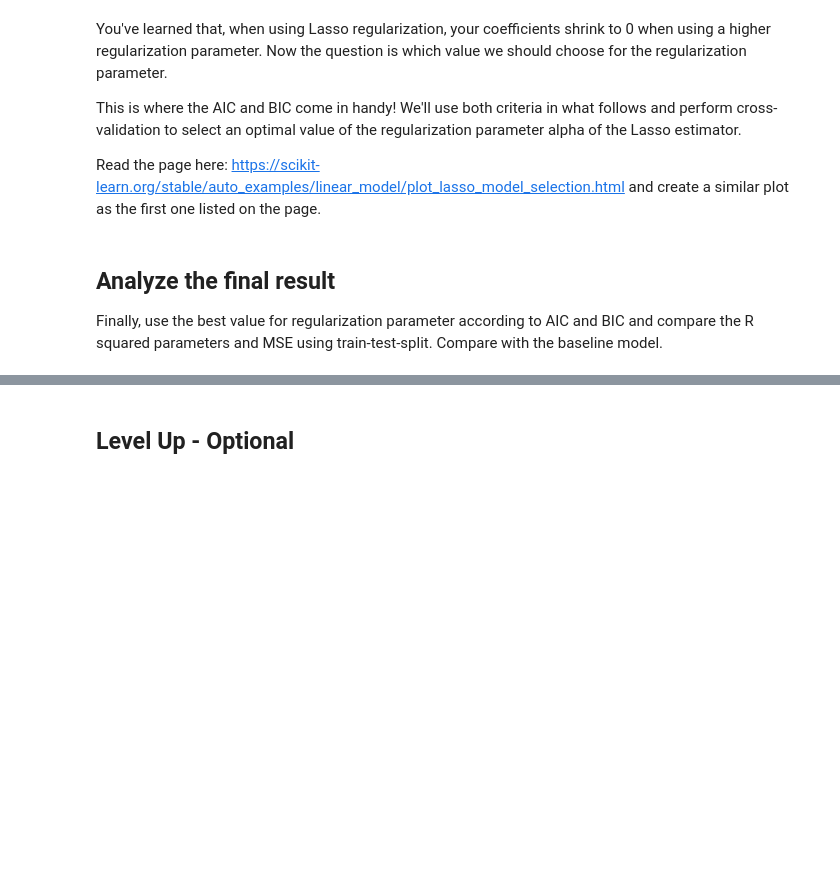
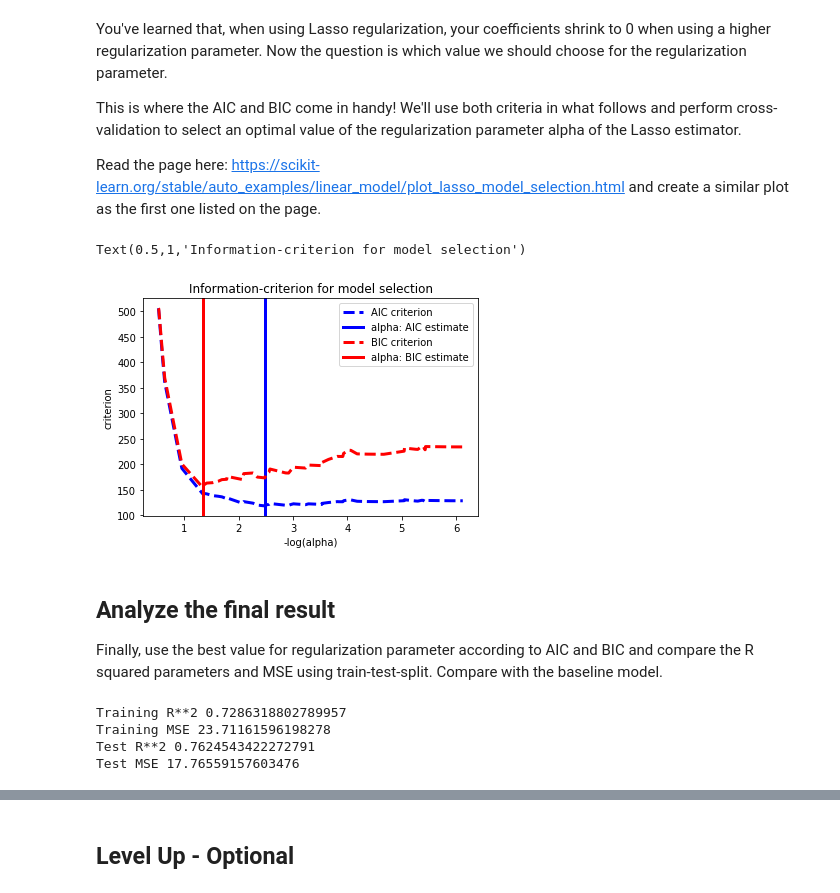
Before and after one commit to MissAle17/dsc-2-24-12-extensions-to-linear-models-lab-online-ds-sp-000, a Jupyter notebook: index.ipynb, the cells around one changed output, grey strips where cells are left out. Drawn from its saved outputs; the diff is of its cells as text; code cells hidden in the pictures; blank space fills up the shorter version.

```diff
--- a/index.ipynb
+++ b/index.ipynb
@@ -167,31 +167,36 @@ This is where the AIC and BIC come in handy! We'll use both criteria in what fol
 Read the page here: https://scikit-learn.org/stable/auto_examples/linear_model/plot_lasso_model_selection.html and create a similar plot as the first one listed on the page.
 # %%
 # Your code here
+from sklearn.linear_model import LassoCV, LassoLarsCV, LassoLarsIC
+
 model_bic = LassoLarsIC(criterion='bic')
-model_bic.fit(X, y)
+model_bic.fit(df_inter, y)
 alpha_bic_ = model_bic.alpha_
 
 model_aic = LassoLarsIC(criterion='aic')
-model_aic.fit(X, y)
+model_aic.fit(df_inter, y)
 alpha_aic_ = model_aic.alpha_
 
 
 def plot_ic_criterion(model, name, color):
     alpha_ = model.alpha_
     alphas_ = model.alphas_
     criterion_ = model.criterion_
     plt.plot(-np.log10(alphas_), criterion_, '--', color=color,
              linewidth=3, label='%s criterion' % name)
     plt.axvline(-np.log10(alpha_), color=color, linewidth=3,
                 label='alpha: %s estimate' % name)
     plt.xlabel('-log(alpha)')
     plt.ylabel('criterion')
 
 plt.figure()
 plot_ic_criterion(model_aic, 'AIC', 'b')
 plot_ic_criterion(model_bic, 'BIC', 'r')
 plt.legend()
 plt.title('Information-criterion for model selection')
+# %% [output]
+Text(0.5,1,'Information-criterion for model selection')
+[figure, added]
 # %% [markdown]
 ## Analyze the final result
 
@@ -204,0 +204,20 @@ Finally, use the best value for regularization parameter according to AIC and BI
+# %%
+# Code for baseline model
+from sklearn.model_selection import train_test_split
+from sklearn.metrics import mean_squared_error, mean_squared_log_error
+
+# Split in train and test
+X_train, X_test, y_train, y_test = train_test_split(X_scaled,y)
+# Fit the model and print R2 and MSE for train and test
+linreg = LinearRegression()
+linreg.fit(X_train, y_train)
+
+print('Training R**2', linreg.score(X_train, y_train))
+print('Training MSE', mean_squared_error(y_train,linreg.predict(X_train)))
+print('Test R**2', linreg.score(X_test, y_test))
+print('Test MSE', mean_squared_error(y_test,linreg.predict(X_test)))
+# %% [output]
+Training R**2 0.7286318802789957
+Training MSE 23.71161596198278
+Test R**2 0.7624543422272791
+Test MSE 17.76559157603476
```
Also changed, not shown: parts of 5 cells of this notebook.
